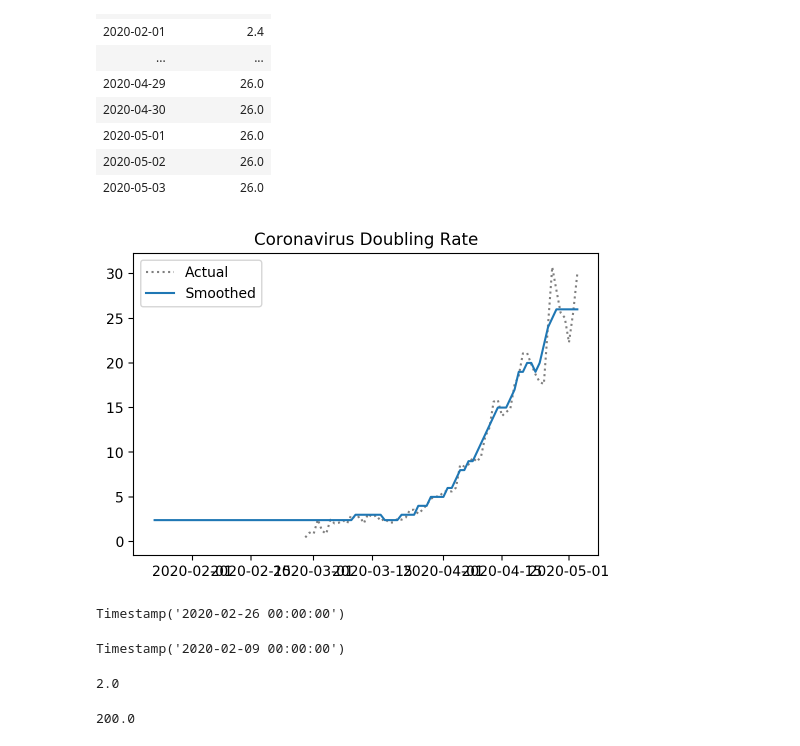
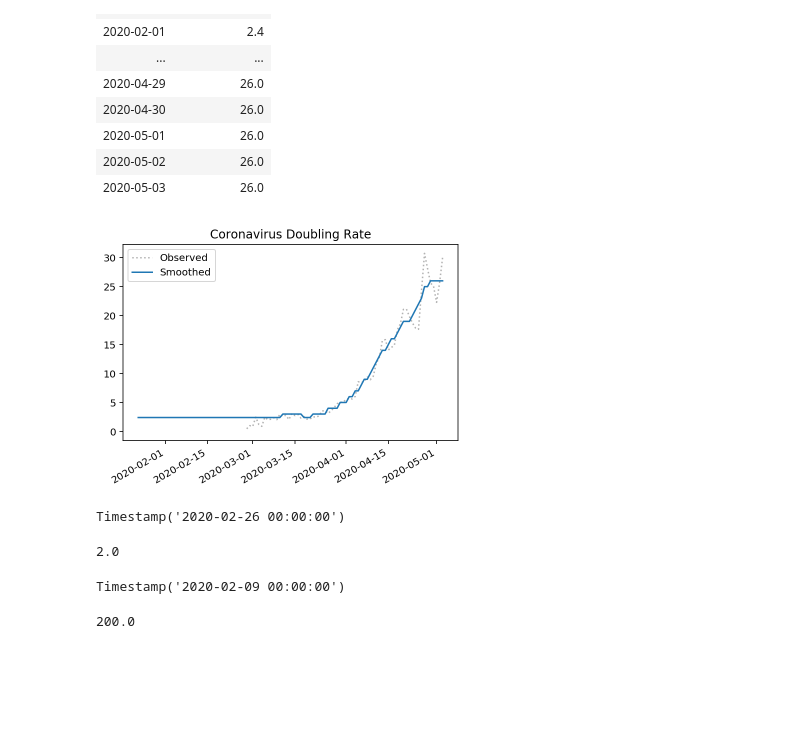
Before and after one commit to KartikChugh/COVID-Case-Estimation, a Jupyter notebook: covid-notebook.ipynb, the cells around one changed output. Drawn from its saved outputs; the diff is of its cells as text; code cells hidden in the pictures; blank space fills up the shorter version.

```diff
--- a/covid-notebook.ipynb
+++ b/covid-notebook.ipynb
@@ -64,7 +62,7 @@ doubling_orig = pd.DataFrame(doubling, columns=['doubling time'], index=time)
 doubling_smooth = doubling_orig.rolling(7,
         win_type='gaussian',
         min_periods=1,
-        center=True).mean(std=2).round().clip(lower=lower).fillna(lower)
+        center=True).mean(std=3).round().clip(lower=lower).fillna(lower)
 # %%
 doubling_smooth
 # %% [output]
@@ -87,26 +85,27 @@ doubling_smooth
 | 2020-05-02 | 26.0 |
 | 2020-05-03 | 26.0 |
 # %%
-plt.plot(doubling_orig, c='k', ls=':', alpha=.5)
+plt.plot(doubling_orig, c='k', ls=':', alpha=.3)
 plt.plot(doubling_smooth)
-plt.legend(['Actual', 'Smoothed'])
+plt.gcf().autofmt_xdate()
+plt.legend(['Observed', 'Smoothed'])
 plt.title('Coronavirus Doubling Rate')
 plt.show()
 # %% [output]
-[figure, old version]
+[figure, new version]
 # %%
 t_init = df['deathIncrease'].ne(0).idxmax()
 t_init
 # %% [output]
 Timestamp('2020-02-26 00:00:00')
+# %%
+d_init = df['deathIncrease'][t_init]
+d_init
+# %% [output]
+2.0
 # %%
 t0 = t_init - timedelta(days=ONSET_TO_DEATH)
 t0
 # %% [output]
 Timestamp('2020-02-09 00:00:00')
-# %%
-D0 = df['deathIncrease'][firstDeathDate]
-D0
-# %% [output]
-2.0
 # %%
```
Also changed, not shown: parts of 11 cells of this notebook.
